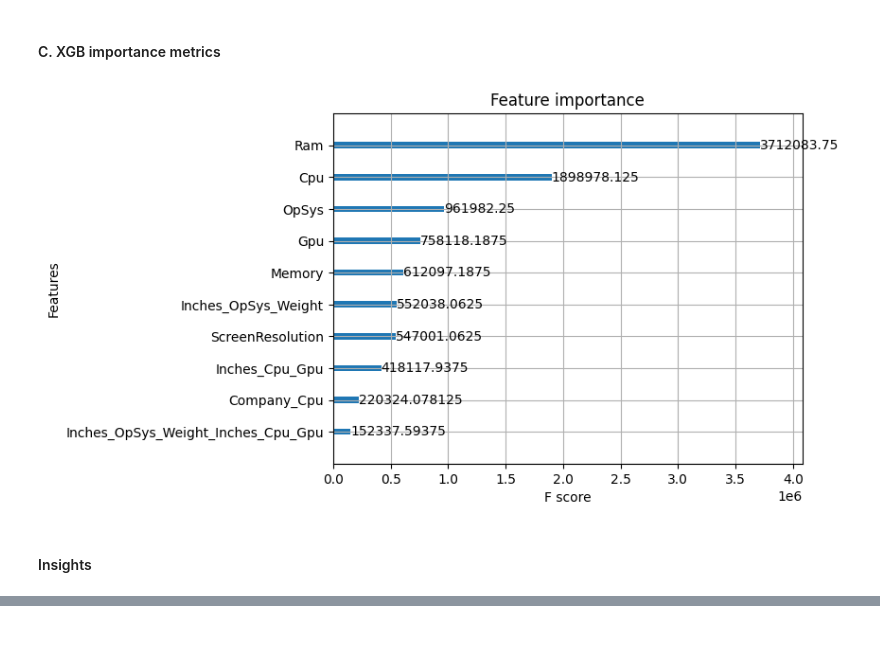
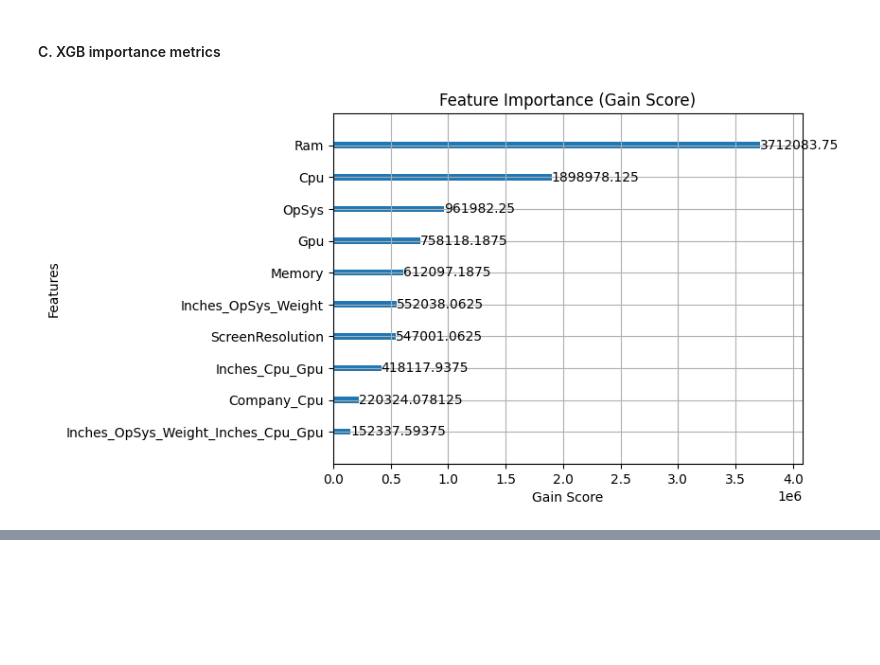
Before and after one commit to EliyaRabia/Tabular-Data-Project, a Jupyter notebook: part2.ipynb, the cells around one changed output, grey strips where cells are left out. Cells and saved outputs as stored; diff of their text form; code cells hidden in the pictures; blank space fills up the shorter version.

```diff
--- a/part2.ipynb
+++ b/part2.ipynb
@@ -486,10 +546,10 @@ plt.show()
 # %% [markdown]
 #### C. XGB importance metrics
 # %%
-# Feature importance from XGBoost
-xgb.plot_importance(best_model, importance_type='gain', max_num_features=10)
+# Feature importance from XGBoost with updated axis label
+ax = xgb.plot_importance(best_model, importance_type='gain', max_num_features=10)
+ax.set_xlabel("Gain Score")
+ax.set_title("Feature Importance (Gain Score)")
 plt.show()
 # %% [output]
-[figure, old version]
+[figure, new version]
-# %% [markdown]
-#### Insights
```
Also changed, not shown: parts of 31 cells of this notebook.
